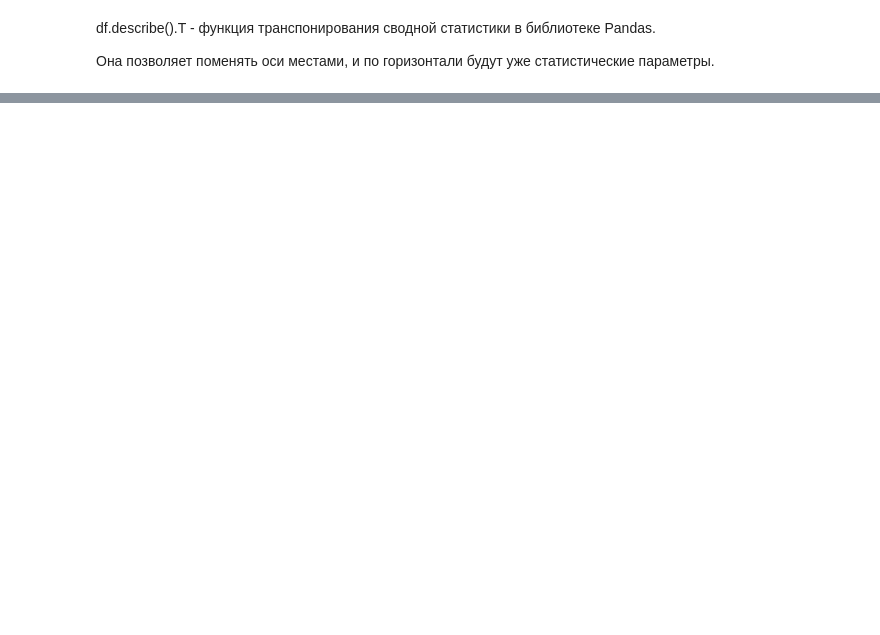
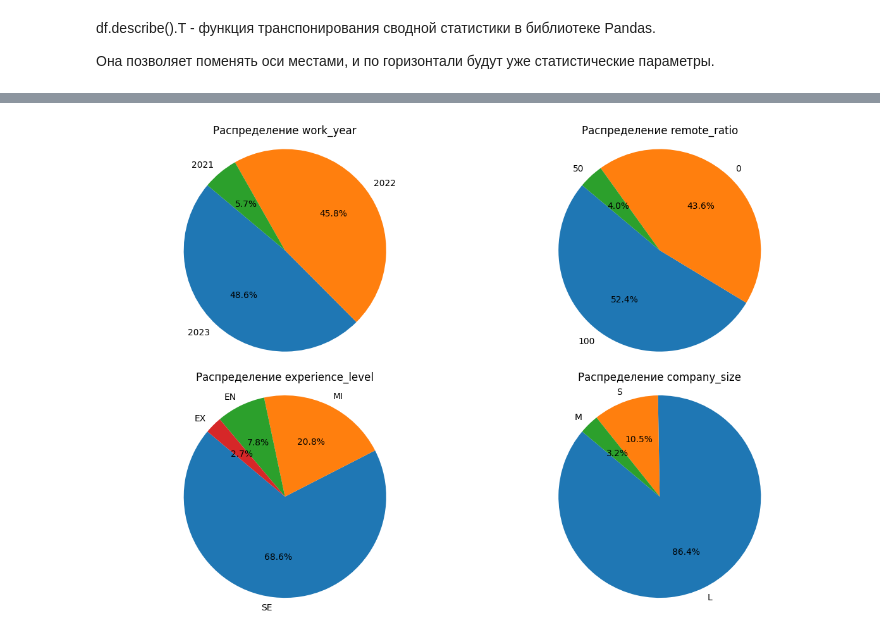
Before and after one commit to Dmitriy6655/-python-DS-ITOGOVAYA, a Jupyter notebook: sem_10_itog_HW.ipynb, the cells around one changed output, grey strips where cells are left out. Saved outputs shown, nothing was run; the diff lists cells and outputs as text; code cells hidden in the pictures; blank space fills up the shorter version.

```diff
--- a/sem_10_itog_HW.ipynb
+++ b/sem_10_itog_HW.ipynb
@@ -208,0 +260,31 @@ dtype: int64
+# %%
+plt.figure(figsize=(12, 8))
+
+plt.subplot(2, 2, 1)
+plt.pie(df['work_year'].value_counts(), labels=df['work_year'].unique(),
+autopct='%1.1f%%', startangle=140)
+plt.axis('equal')
+plt.title('Распределение work_year')
+
+plt.subplot(2, 2, 2)
+plt.pie(df['remote_ratio'].value_counts(), labels=df['remote_ratio'].unique(),
+autopct='%1.1f%%', startangle=140)
+plt.axis('equal')
+plt.title('Распределение remote_ratio')
+
+plt.subplot(2, 2, 3)
+plt.pie(df['experience_level'].value_counts(), labels=df['experience_level'].unique(),
+autopct='%1.1f%%', startangle=140)
+plt.axis('equal')
+plt.title('Распределение experience_level')
+
+plt.subplot(2, 2, 4)
+plt.pie(df['company_size'].value_counts(), labels=df['company_size'].unique(),
+autopct='%1.1f%%', startangle=140)
+plt.axis('equal')
+plt.title('Распределение company_size')
+
+plt.tight_layout()
+plt.show()
+# %% [output]
+[figure, added]
```
Also changed, not shown: parts of 30 cells of this notebook.
